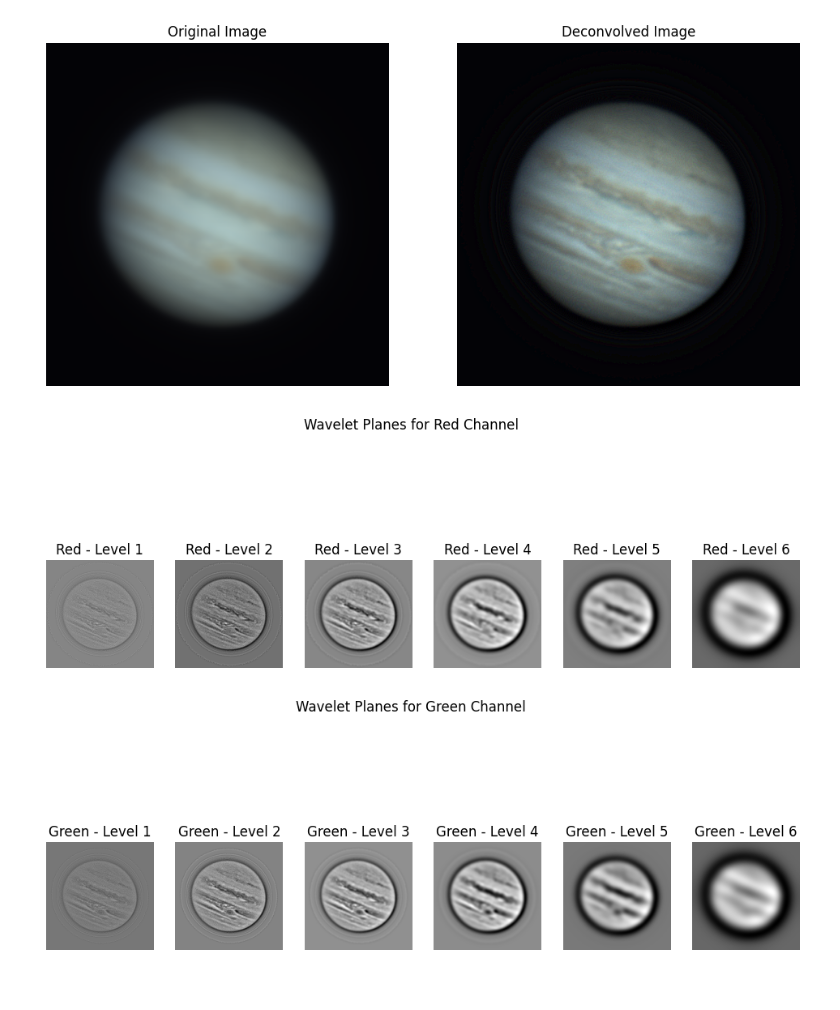
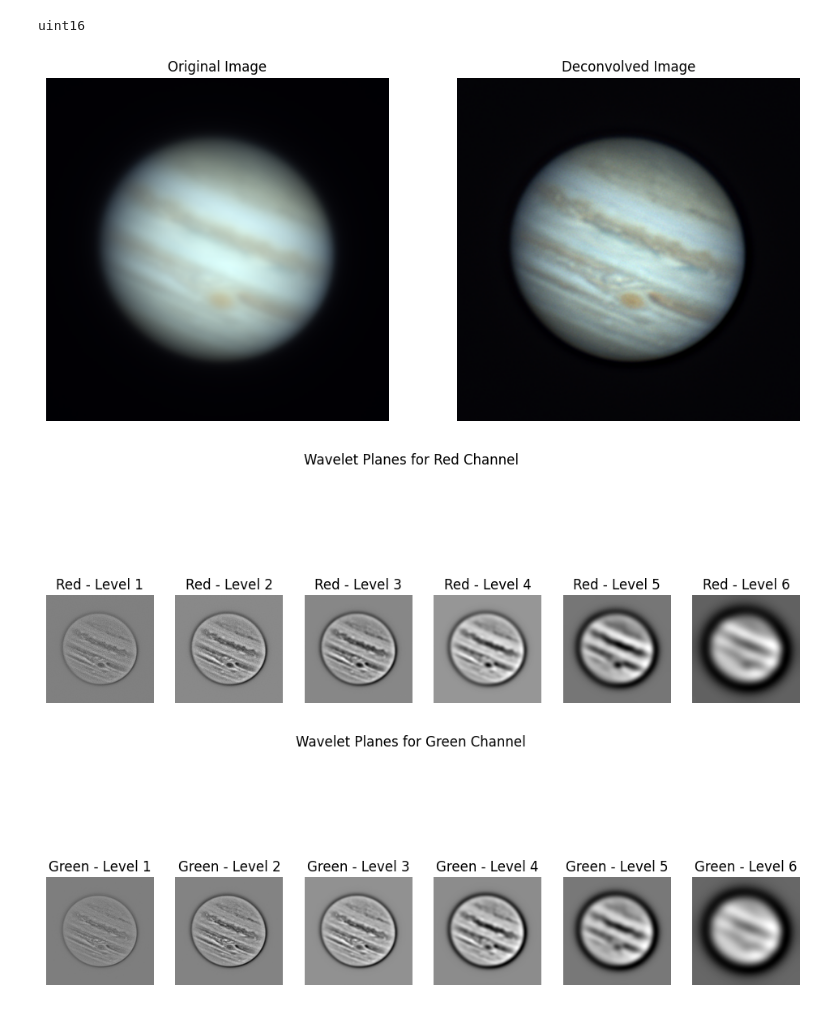
Before and after one commit to joypauls/wavelet-kit, a Jupyter notebook: notebooks/prototype.ipynb, the cells around one changed output. Cells and saved outputs as stored; diff of their text form; code cells hidden in the pictures.

```diff
--- a/notebooks/prototype.ipynb
+++ b/notebooks/prototype.ipynb
@@ -7,13 +8,15 @@ import matplotlib.pyplot as plt
 # Plotting Functions
 
 def plot_before_after(original_image, reconstructed_image, color: bool = True):
+    image1 = cv2.cvtColor(cv2.normalize(original_image, None, 0, 255, cv2.NORM_MINMAX, dtype=cv2.CV_8U), cv2.COLOR_BGR2RGB)
+    image2 = cv2.cvtColor(cv2.normalize(reconstructed_image, None, 0, 255, cv2.NORM_MINMAX, dtype=cv2.CV_8U), cv2.COLOR_BGR2RGB)
     fig, ax = plt.subplots(1, 2, figsize=(12, 6))
     if color:
-        ax[0].imshow(image)
-        ax[1].imshow(reconstructed_image)
+        ax[0].imshow(image1)
+        ax[1].imshow(image2)
     else:
-        ax[0].imshow(image, cmap="gray")
-        ax[1].imshow(reconstructed_image, cmap="gray")
+        ax[0].imshow(image1, cmap="gray")
+        ax[1].imshow(image2, cmap="gray")
     ax[0].set_title("Original Image")
     ax[0].axis("off")
     ax[1].set_title("Deconvolved Image")
@@ -67,9 +70,9 @@ def process_channel(channel_data, levels, gain_factors):
 def atrous_wavelet_deconvolution(image, levels, gain_factors, color=True):
 
     if color:
-        # Convert image to RGB
-        image = image.convert("RGB")
-        data = np.array(image).astype(np.float32) / 255.0
+        # # Convert image to RGB
+        # image = image.convert("RGB")
+        data = image.astype(np.float32) / 65536.0
         # Process each channel separately
         channels = []
         all_wavelet_planes = []
@@ -82,9 +85,9 @@ def atrous_wavelet_deconvolution(image, levels, gain_factors, color=True):
         # Stack channels back together
         reconstructed_data = np.stack(channels, axis=2)
     else:
-        # Convert image to grayscale
-        image = image.convert("L")
-        data = np.array(image).astype(np.float32) / 255.0  # Normalize to [0, 1]
+        # # Convert image to grayscale
+        # image = image.convert("L")
+        data = np.array(image).astype(np.float32) / 65536.0  # Normalize to [0, 1]
         # Process the grayscale image
         reconstructed_data, wavelet_planes = process_channel(data, levels, gain_factors)
         all_wavelet_planes = [wavelet_planes]  # For consistency
@@ -94,37 +97,40 @@ def atrous_wavelet_deconvolution(image, levels, gain_factors, color=True):
 
     # Convert back to image
     if color:
-        reconstructed_image = Image.fromarray((reconstructed_data * 255).astype(np.uint8), "RGB")
+        reconstructed_image = (reconstructed_data * 65536).astype(np.uint16)
     else:
-        reconstructed_image = Image.fromarray((reconstructed_data * 255).astype(np.uint8), "L")
+        reconstructed_image = (reconstructed_data * 65536).astype(np.uint16)
 
 
     if color:
         plot_before_after(image, reconstructed_image, color=True)
         plot_wavelet_planes(all_wavelet_planes, color=True)
     else:
         plot_before_after(image, reconstructed_image, color=False)
         plot_wavelet_planes(all_wavelet_planes, color=False)
 
     return reconstructed_image
 
 # Example usage:
 image_path = "../src/images/stacked_jupiter.tiff"   # Replace with your image path
-image = Image.open(image_path)
+# image = Image.open(image_path)
+image = cv2.imread(image_path, cv2.IMREAD_UNCHANGED)
+print(image.dtype)
 
 
 levels = 6  # Number of decomposition levels
-gain_factors = [15.0, 10.0, 6.0, 1.0, 0.8, 0.8]  # Gain factors for each level
+gain_factors = [15.0, 10.0, 6.0, 1.0, 1.0, 1.0]  # Gain factors for each level
 
 # For grayscale processing:
 # reconstructed_image = atrous_wavelet_deconvolution(image, levels, gain_factors, color=False)
 
 # For color processing:
 reconstructed_image = atrous_wavelet_deconvolution(image, levels, gain_factors, color=True)
 
 # Save the reconstructed image
 # reconstructed_image.save("../src/images/reconstructed_image.tiff")
 # %% [output]
+uint16
-[figure, old version]
+[figure, new version]
-[figure, old version]
+[figure, new version]
 [figure]
```
Also changed, not shown: parts of 2 cells of this notebook, 6 other files.
